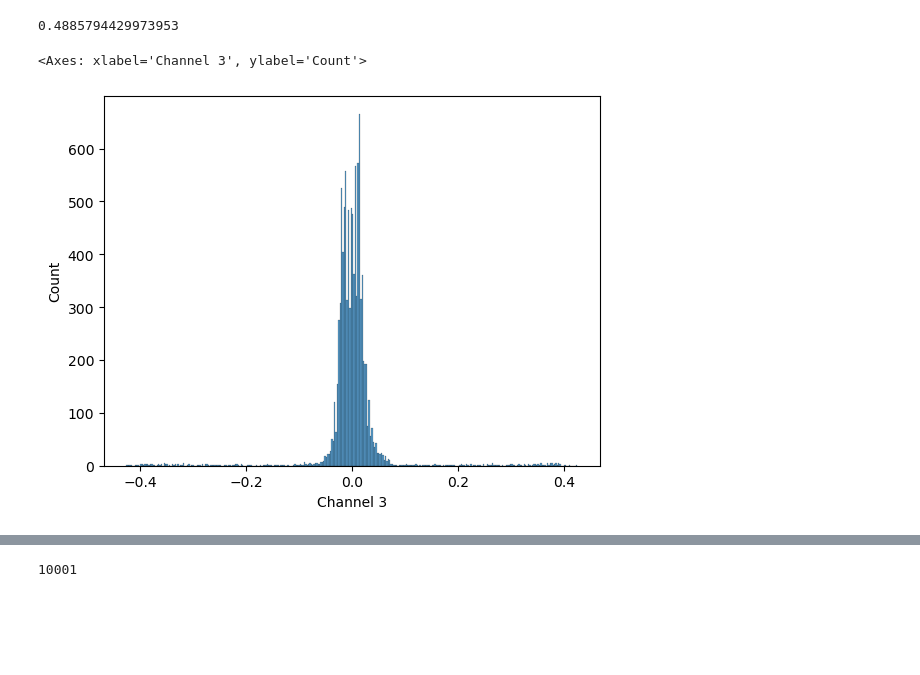
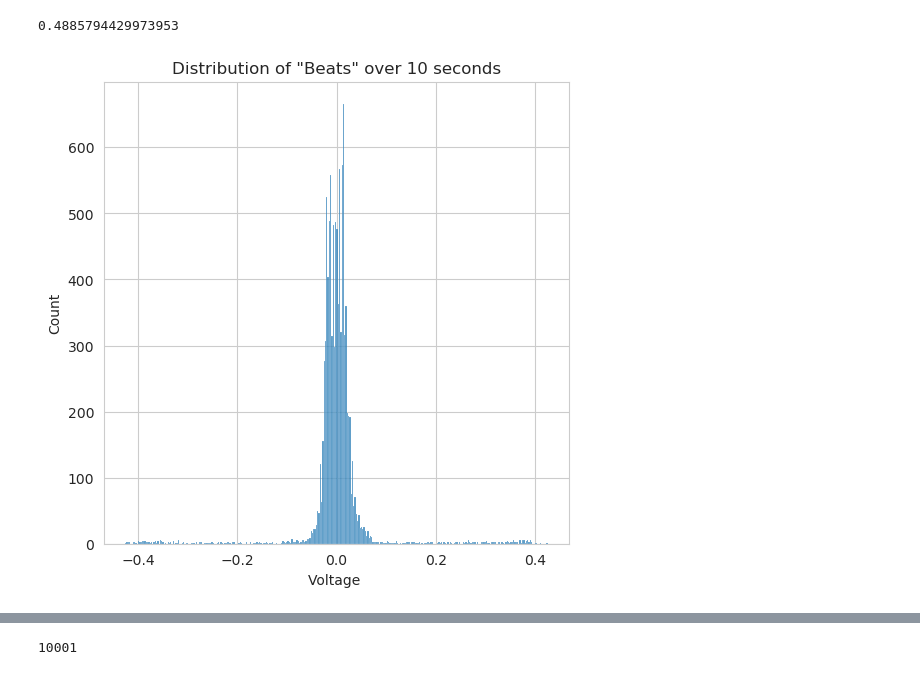
Before and after one commit to MichaelMEM1/conda_BSGP730, a Jupyter notebook: ECGRoughwork.ipynb, the cells around one changed output, grey strips where cells are left out. Cells and saved outputs as stored; diff of their text form; code cells hidden in the pictures; blank space fills up the shorter version.

```diff
--- a/ECGRoughwork.ipynb
+++ b/ECGRoughwork.ipynb
@@ -7,7 +7,7 @@ import scipy as sc
 import os
 import neurokit2 as nk
 # %%
-df = pd.read_csv("ECGtesta.csv")
+df = pd.read_csv("ECGank.csv")
 # %%
 cyclic_height = df["Channel 2"]
 
@@ -72,7 +72,19 @@ Count of values above the average: 4217
 # %% [output]
 0.4885794429973953
 # %%
+# Create plot features
+plt.figure(figsize=(6, 6))
+
+sns.set_style(style = 'whitegrid')
+sns.despine()
+
+
 sns.histplot(data=df, x = "Channel 3")
+# Customize the plot
+plt.xlabel('Voltage ')
+plt.ylabel('Count')
+plt.title('Distribution of "Beats" over 10 seconds')
+plt.savefig("Distribution_of_Beats_over_10_seconds.png", dpi=300)
+plt.show()
 # %% [output]
-<Axes: xlabel='Channel 3', ylabel='Count'>
-[figure, old version]
+[figure, new version]
```
Also changed, not shown: parts of 20 cells of this notebook, 3 other files.
